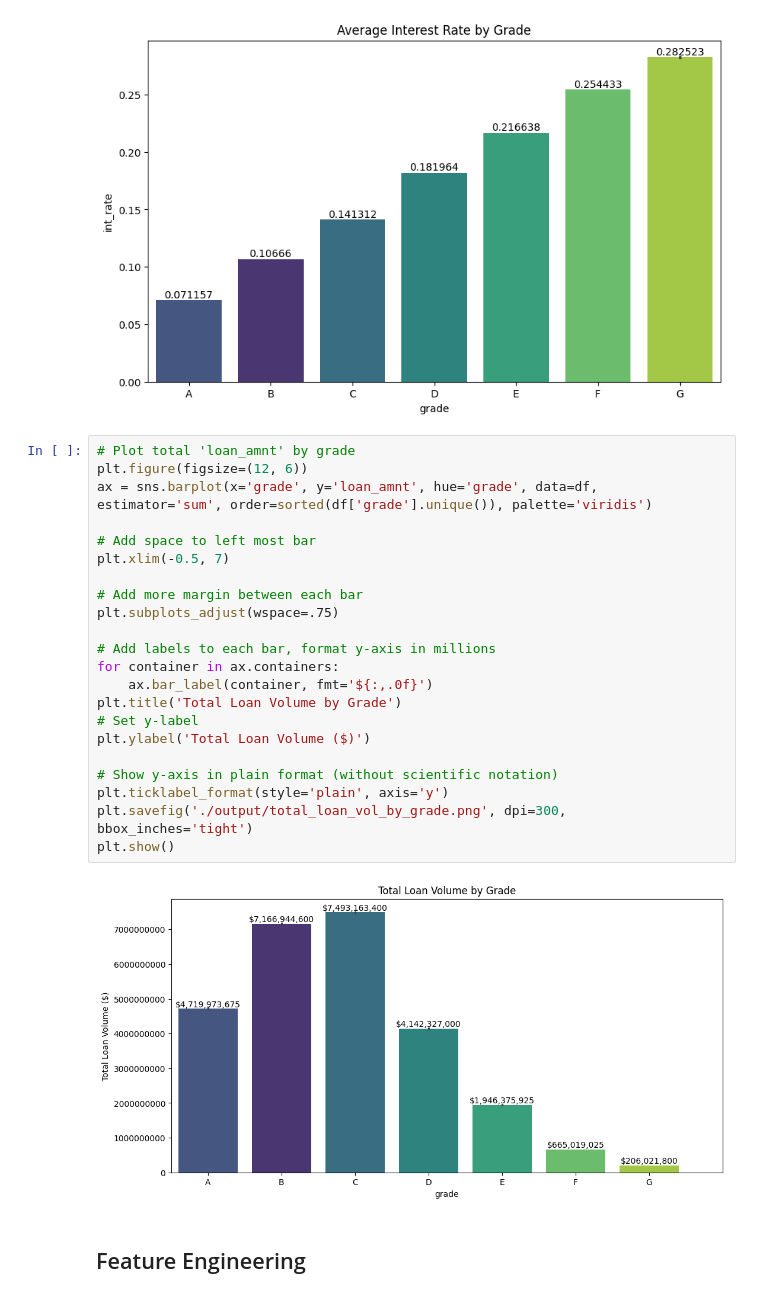
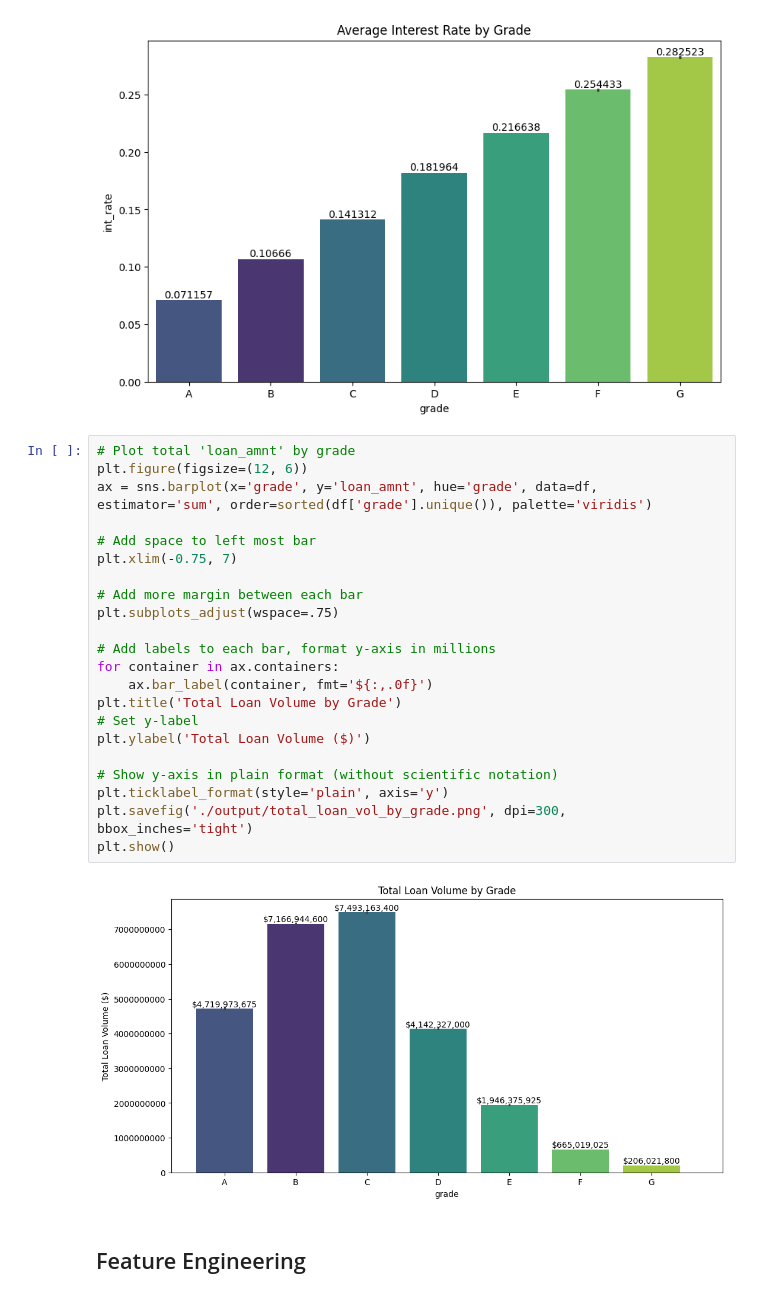
Before and after one commit to dmtrinh/loan-default-prediction, a Jupyter notebook: LendingClub_EDA.ipynb, the cells around one changed output. Saved outputs shown, nothing was run; the diff lists cells and outputs as text.

```diff
--- a/LendingClub_EDA.ipynb
+++ b/LendingClub_EDA.ipynb
@@ -299,27 +337,27 @@ plt.show()
 # %%
 # Plot total 'loan_amnt' by grade
 plt.figure(figsize=(12, 6))
 ax = sns.barplot(x='grade', y='loan_amnt', hue='grade', data=df, estimator='sum', order=sorted(df['grade'].unique()), palette='viridis')
 
 # Add space to left most bar
-plt.xlim(-0.5, 7)
+plt.xlim(-0.75, 7)
 
 # Add more margin between each bar
 plt.subplots_adjust(wspace=.75)
 
 # Add labels to each bar, format y-axis in millions
 for container in ax.containers:
     ax.bar_label(container, fmt='${:,.0f}')
 plt.title('Total Loan Volume by Grade')
 # Set y-label
 plt.ylabel('Total Loan Volume ($)')
 
 # Show y-axis in plain format (without scientific notation)
 plt.ticklabel_format(style='plain', axis='y')
 plt.savefig('./output/total_loan_vol_by_grade.png', dpi=300, bbox_inches='tight')
 plt.show()
 # %% [output]
-[figure, old version]
+[figure, new version]
 # %% [markdown]
 ## Feature Engineering
 # %% [markdown]
```
Also changed, not shown: parts of 48 cells of this notebook, 24 other files.
